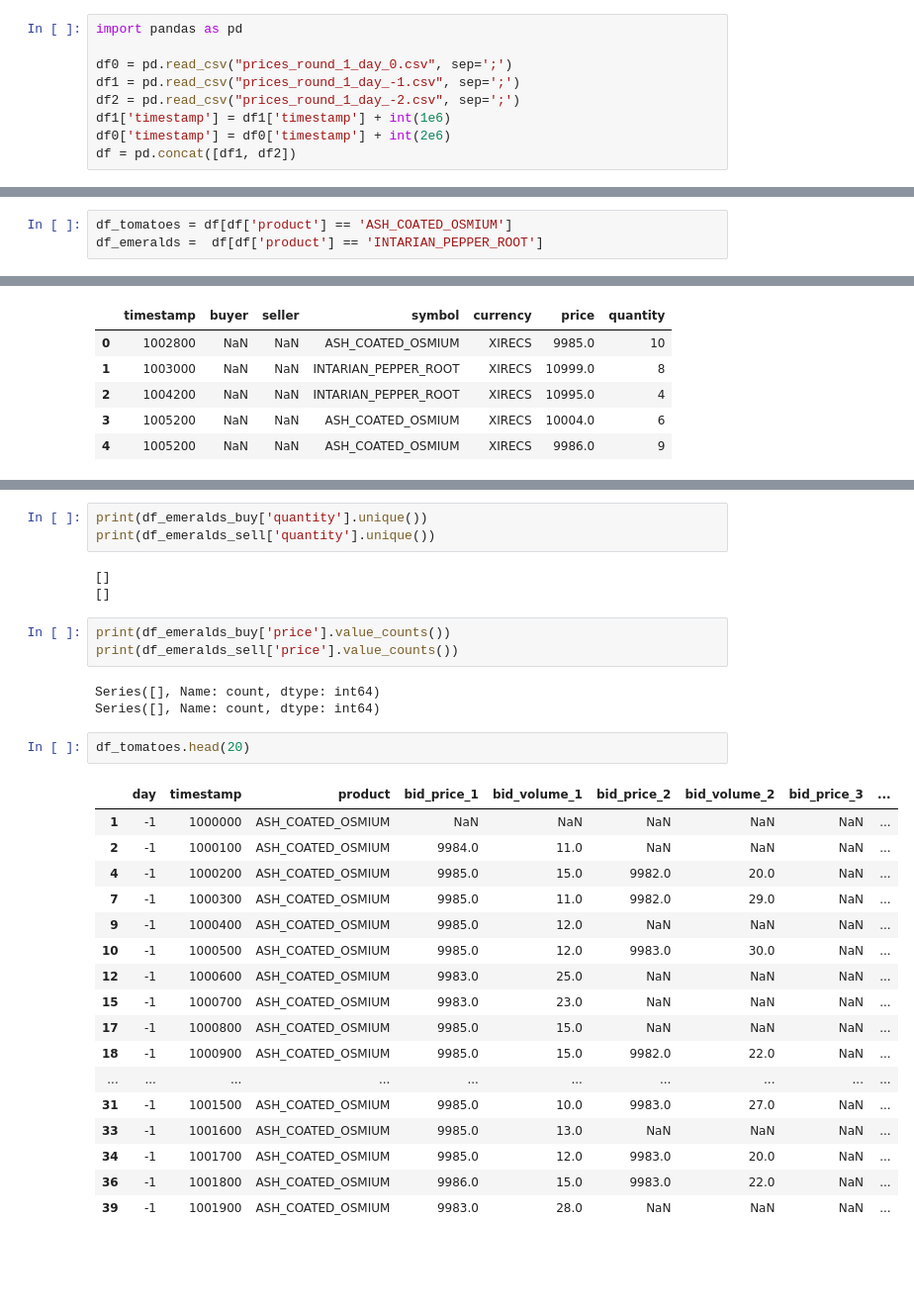
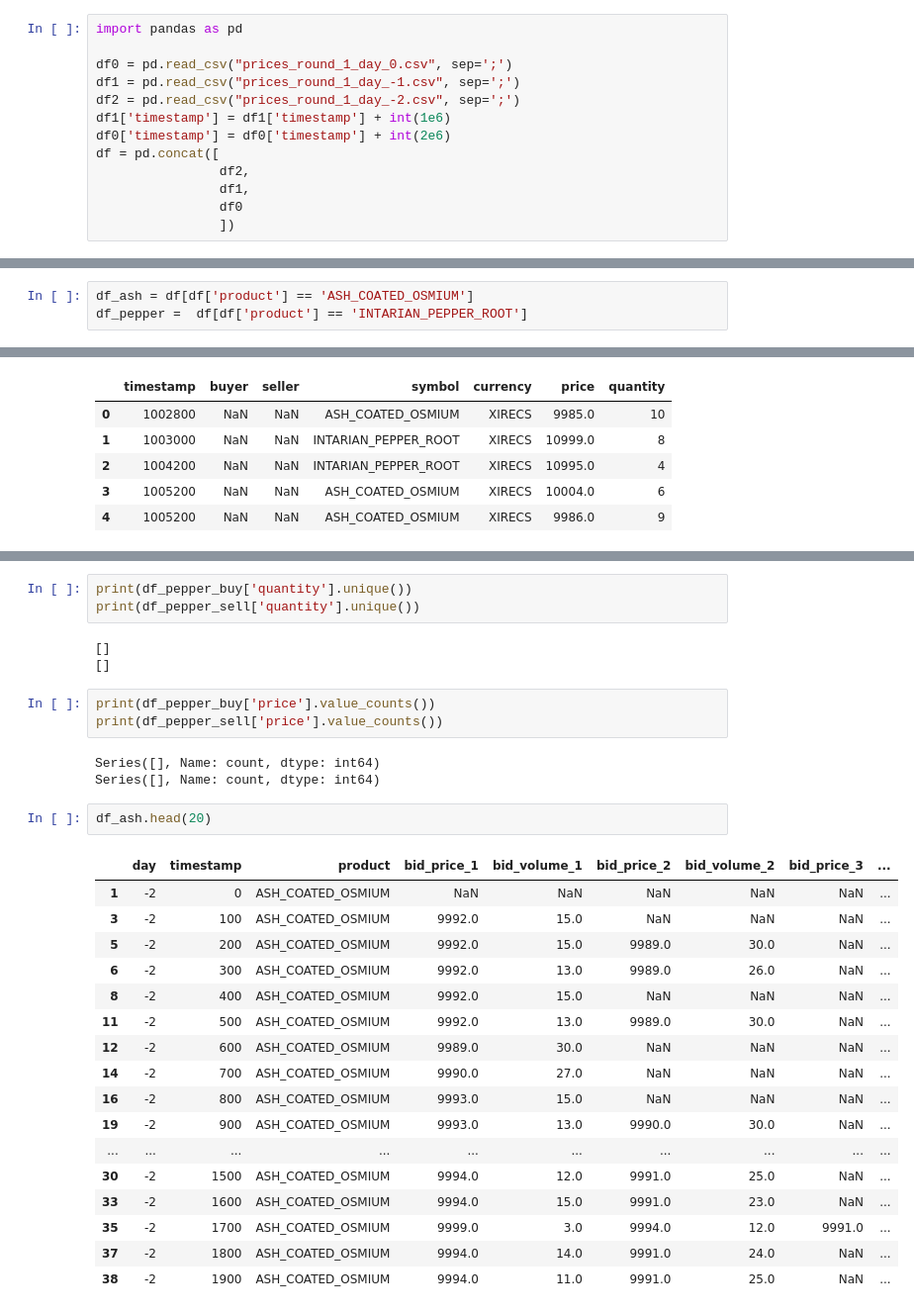
Before and after one commit to orazkhannn/prosperity_alc, a Jupyter notebook: datasets/round1/research.ipynb, the cells around one changed output, grey strips where cells are left out. Shown at 99% size. Drawn from its saved outputs; the diff is of its cells as text; blank space fills up the shorter version.

```diff
--- a/datasets/round1/research.ipynb
+++ b/datasets/round1/research.ipynb
@@ -6,7 +6,11 @@ df1 = pd.read_csv("prices_round_1_day_-1.csv", sep=';')
 df2 = pd.read_csv("prices_round_1_day_-2.csv", sep=';')
 df1['timestamp'] = df1['timestamp'] + int(1e6)
 df0['timestamp'] = df0['timestamp'] + int(2e6)
-df = pd.concat([df1, df2])
+df = pd.concat([
+                df2,
+                df1,
+                df0
+                ])
 # %%
 df[df['bid_price_1'] > 0]
 # %% [output]
@@ -30,4 +34,4 @@ df.shape
 # %%
-df_tomatoes = df[df['product'] == 'ASH_COATED_OSMIUM']
-df_emeralds =  df[df['product'] == 'INTARIAN_PEPPER_ROOT']
+df_ash = df[df['product'] == 'ASH_COATED_OSMIUM']
+df_pepper =  df[df['product'] == 'INTARIAN_PEPPER_ROOT']
 # %%
@@ -94,37 +133,37 @@ df_emeralds_buy.head()
 # %% [output]
 |  | timestamp | buyer | seller | symbol | currency | price | quantity |
 # %%
-print(df_emeralds_buy['quantity'].unique())
-print(df_emeralds_sell['quantity'].unique())
+print(df_pepper_buy['quantity'].unique())
+print(df_pepper_sell['quantity'].unique())
 # %% [output]
 []
 []
 # %%
-print(df_emeralds_buy['price'].value_counts())
-print(df_emeralds_sell['price'].value_counts())
+print(df_pepper_buy['price'].value_counts())
+print(df_pepper_sell['price'].value_counts())
 # %% [output]
 Series([], Name: count, dtype: int64)
 Series([], Name: count, dtype: int64)
 # %%
-df_tomatoes.head(20)
+df_ash.head(20)
 # %% [output]
 |  | day | timestamp | product | bid_price_1 | bid_volume_1 | bid_price_2 | bid_volume_2 | bid_price_3 | ... |
-| 1 | -1 | 1000000 | ASH_COATED_OSMIUM | NaN | NaN | NaN | NaN | NaN | ... |
-| 2 | -1 | 1000100 | ASH_COATED_OSMIUM | 9984.0 | 11.0 | NaN | NaN | NaN | ... |
-| 4 | -1 | 1000200 | ASH_COATED_OSMIUM | 9985.0 | 15.0 | 9982.0 | 20.0 | NaN | ... |
-| 7 | -1 | 1000300 | ASH_COATED_OSMIUM | 9985.0 | 11.0 | 9982.0 | 29.0 | NaN | ... |
-| 9 | -1 | 1000400 | ASH_COATED_OSMIUM | 9985.0 | 12.0 | NaN | NaN | NaN | ... |
-| 10 | -1 | 1000500 | ASH_COATED_OSMIUM | 9985.0 | 12.0 | 9983.0 | 30.0 | NaN | ... |
-| 12 | -1 | 1000600 | ASH_COATED_OSMIUM | 9983.0 | 25.0 | NaN | NaN | NaN | ... |
-| 15 | -1 | 1000700 | ASH_COATED_OSMIUM | 9983.0 | 23.0 | NaN | NaN | NaN | ... |
-| 17 | -1 | 1000800 | ASH_COATED_OSMIUM | 9985.0 | 15.0 | NaN | NaN | NaN | ... |
-| 18 | -1 | 1000900 | ASH_COATED_OSMIUM | 9985.0 | 15.0 | 9982.0 | 22.0 | NaN | ... |
+| 1 | -2 | 0 | ASH_COATED_OSMIUM | NaN | NaN | NaN | NaN | NaN | ... |
+| 3 | -2 | 100 | ASH_COATED_OSMIUM | 9992.0 | 15.0 | NaN | NaN | NaN | ... |
+| 5 | -2 | 200 | ASH_COATED_OSMIUM | 9992.0 | 15.0 | 9989.0 | 30.0 | NaN | ... |
+| 6 | -2 | 300 | ASH_COATED_OSMIUM | 9992.0 | 13.0 | 9989.0 | 26.0 | NaN | ... |
+| 8 | -2 | 400 | ASH_COATED_OSMIUM | 9992.0 | 15.0 | NaN | NaN | NaN | ... |
+| 11 | -2 | 500 | ASH_COATED_OSMIUM | 9992.0 | 13.0 | 9989.0 | 30.0 | NaN | ... |
+| 12 | -2 | 600 | ASH_COATED_OSMIUM | 9989.0 | 30.0 | NaN | NaN | NaN | ... |
+| 14 | -2 | 700 | ASH_COATED_OSMIUM | 9990.0 | 27.0 | NaN | NaN | NaN | ... |
+| 16 | -2 | 800 | ASH_COATED_OSMIUM | 9993.0 | 15.0 | NaN | NaN | NaN | ... |
+| 19 | -2 | 900 | ASH_COATED_OSMIUM | 9993.0 | 13.0 | 9990.0 | 30.0 | NaN | ... |
 | ... | ... | ... | ... | ... | ... | ... | ... | ... | ... |
-| 31 | -1 | 1001500 | ASH_COATED_OSMIUM | 9985.0 | 10.0 | 9983.0 | 27.0 | NaN | ... |
-| 33 | -1 | 1001600 | ASH_COATED_OSMIUM | 9985.0 | 13.0 | NaN | NaN | NaN | ... |
-| 34 | -1 | 1001700 | ASH_COATED_OSMIUM | 9985.0 | 12.0 | 9983.0 | 20.0 | NaN | ... |
-| 36 | -1 | 1001800 | ASH_COATED_OSMIUM | 9986.0 | 15.0 | 9983.0 | 22.0 | NaN | ... |
-| 39 | -1 | 1001900 | ASH_COATED_OSMIUM | 9983.0 | 28.0 | NaN | NaN | NaN | ... |
+| 30 | -2 | 1500 | ASH_COATED_OSMIUM | 9994.0 | 12.0 | 9991.0 | 25.0 | NaN | ... |
+| 33 | -2 | 1600 | ASH_COATED_OSMIUM | 9994.0 | 15.0 | 9991.0 | 23.0 | NaN | ... |
+| 35 | -2 | 1700 | ASH_COATED_OSMIUM | 9999.0 | 3.0 | 9994.0 | 12.0 | 9991.0 | ... |
+| 37 | -2 | 1800 | ASH_COATED_OSMIUM | 9994.0 | 14.0 | 9991.0 | 24.0 | NaN | ... |
+| 38 | -2 | 1900 | ASH_COATED_OSMIUM | 9994.0 | 11.0 | 9991.0 | 25.0 | NaN | ... |
 # %%
 import warnings
 
```
Also changed, not shown: parts of 16 cells of this notebook, 1 other file.
